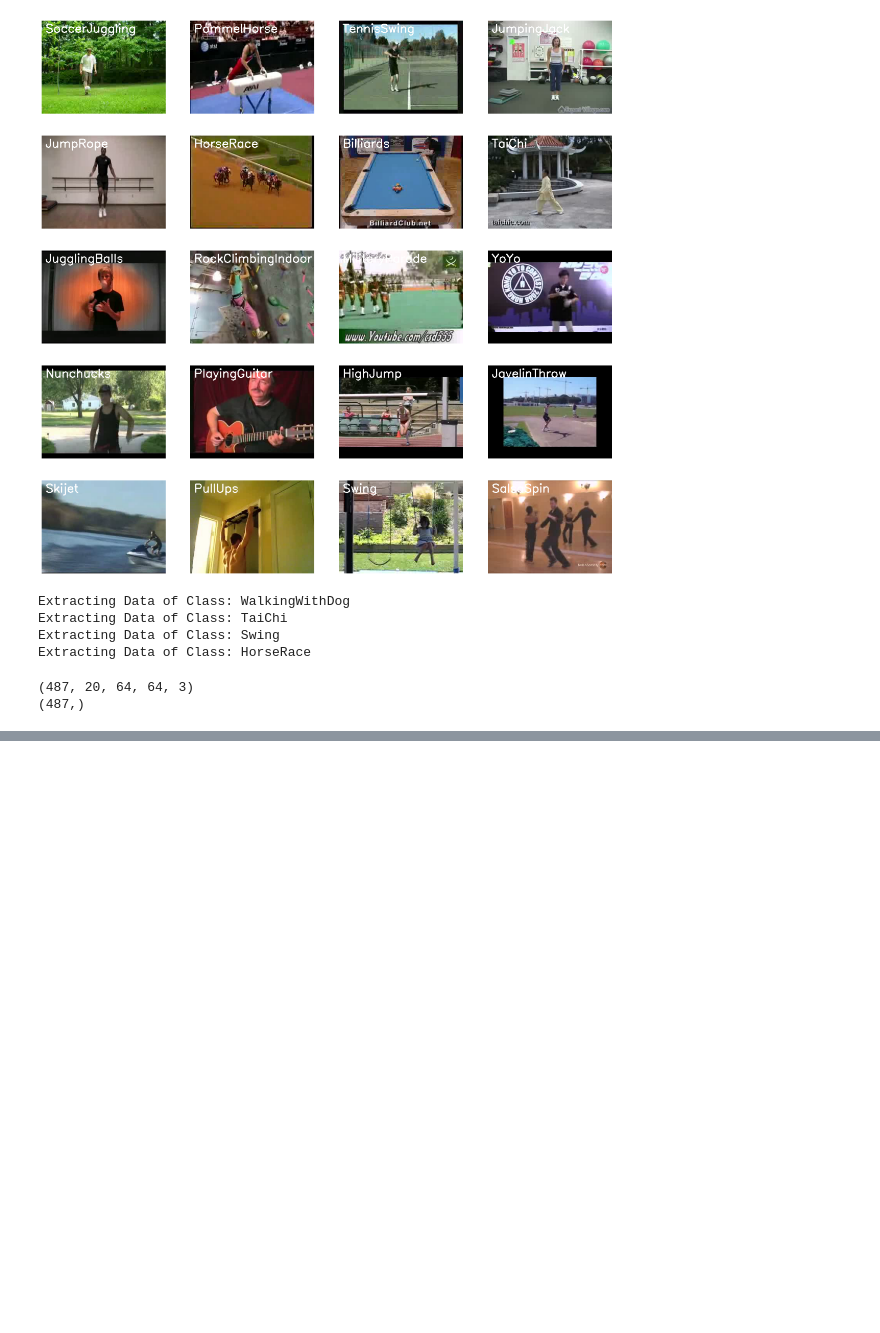
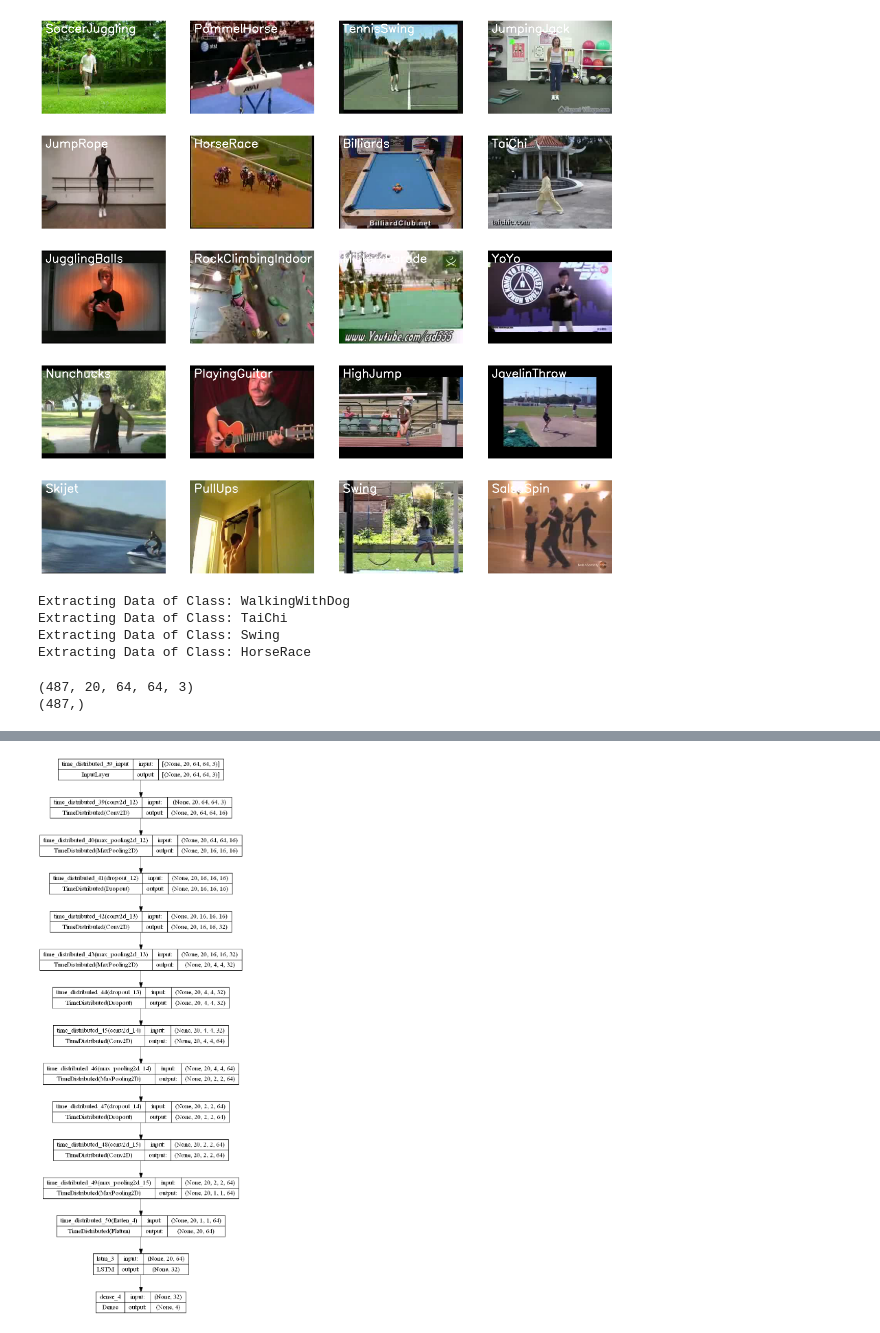
Before and after one commit to thm1d/Human-Activity-Recognition-using-TensorFlow-CNN-LSTM, a Jupyter notebook: code.ipynb, the cells around one changed output, grey strips where cells are left out. Drawn from its saved outputs; the diff is of its cells as text; code cells hidden in the pictures; blank space fills up the shorter version.

```diff
--- a/code.ipynb
+++ b/code.ipynb
@@ -354,0 +413,6 @@ def plot_metric(model_training_history, metric_name_1, metric_name_2, plot_name)
+# %%
+# Construct the required LRCN model.
+LRCN_model = create_LRCN_model()
+
+# Display the success message.
+print("Model Created Successfully!")
@@ -354,0 +437,5 @@ def plot_metric(model_training_history, metric_name_1, metric_name_2, plot_name)
+# %%
+# Plot the structure of the contructed LRCN model.
+plot_model(LRCN_model, to_file = 'LRCN_model_structure_plot.png', show_shapes = True, show_layer_names = True)
+# %% [output]
+[figure, added]
```
Also changed, not shown: parts of 28 cells of this notebook, 4 other files.
